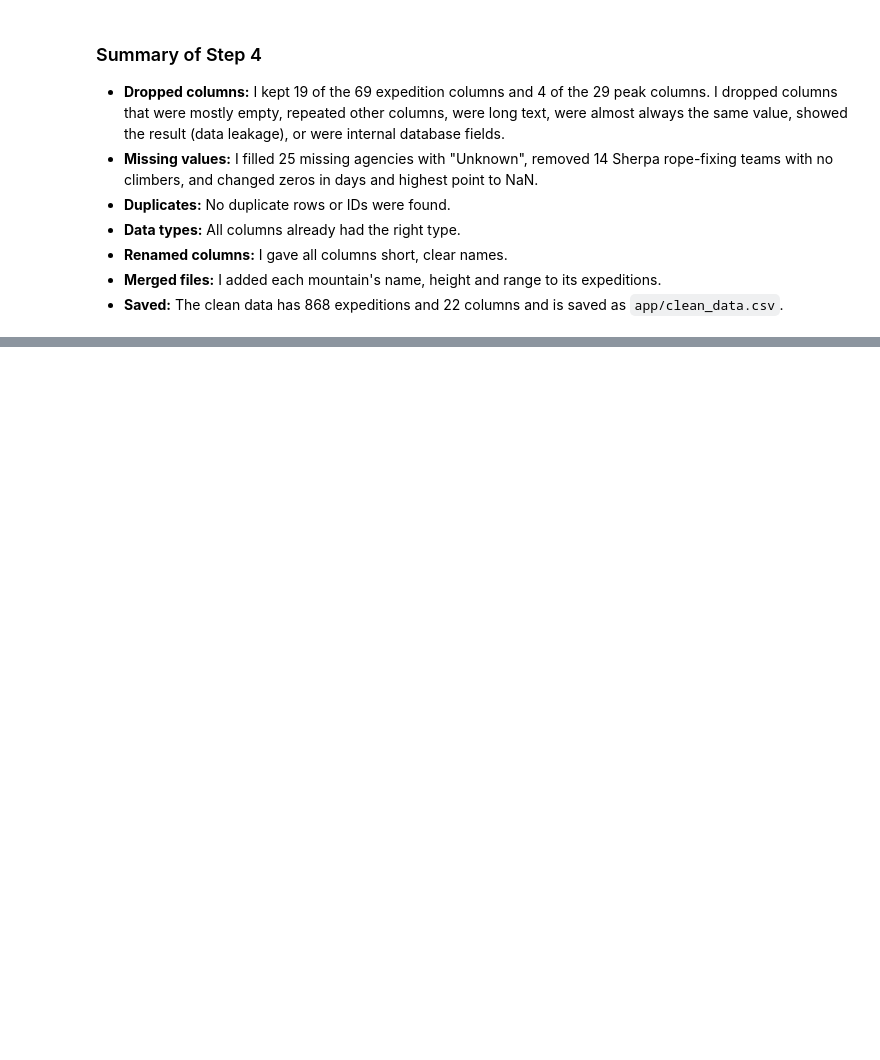
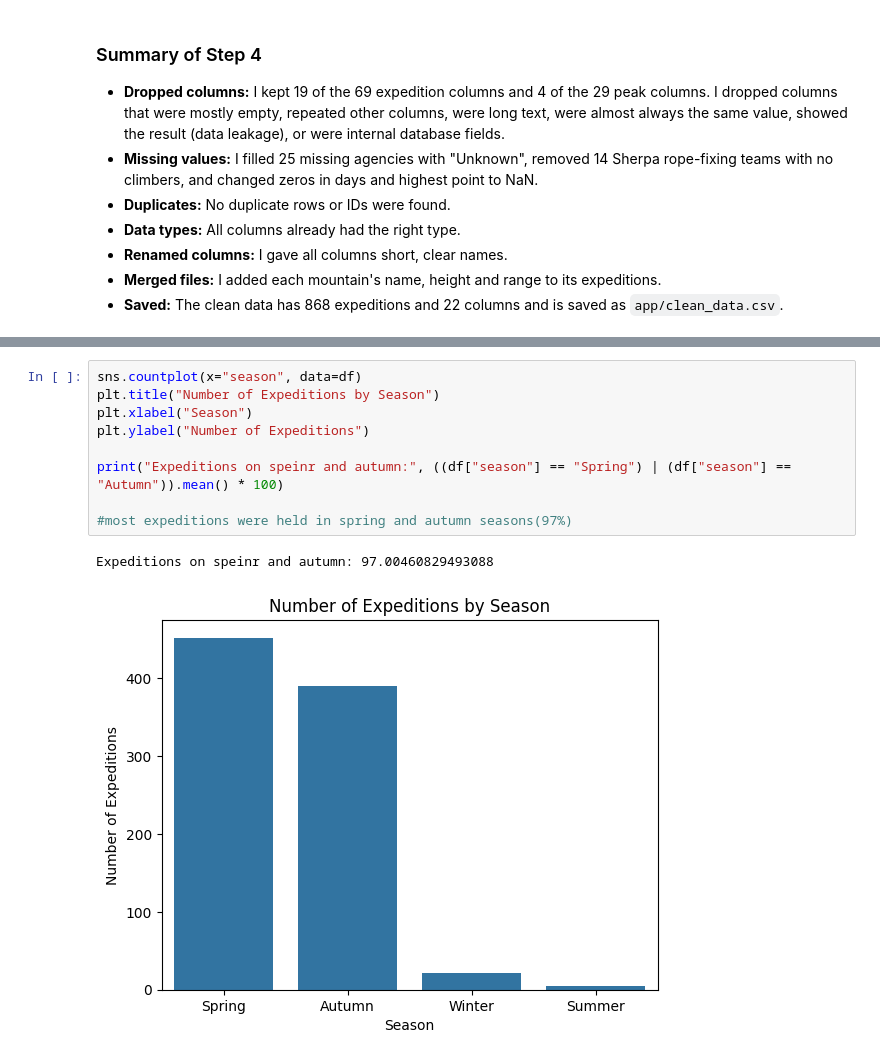
Before and after one commit to Aleenw/himalayan-expeditions-analysis, a Jupyter notebook: notebook/himalayan_eda.ipynb, the cells around one changed output, grey strips where cells are left out. Saved outputs shown, nothing was run; the diff lists cells and outputs as text; blank space fills up the shorter version.

```diff
--- a/notebook/himalayan_eda.ipynb
+++ b/notebook/himalayan_eda.ipynb
@@ -599,0 +648,12 @@ df.to_csv("../app/clean_data.csv", index=False)
+# %%
+sns.countplot(x="season", data=df)
+plt.title("Number of Expeditions by Season")
+plt.xlabel("Season")
+plt.ylabel("Number of Expeditions")
+
+print("Expeditions on speinr and autumn:", ((df["season"] == "Spring") | (df["season"] == "Autumn")).mean() * 100)
+
+#most expeditions were held in spring and autumn seasons(97%)
+# %% [output]
+Expeditions on speinr and autumn: 97.00460829493088
+[figure, added]
```
Also changed, not shown: parts of 33 cells of this notebook.
